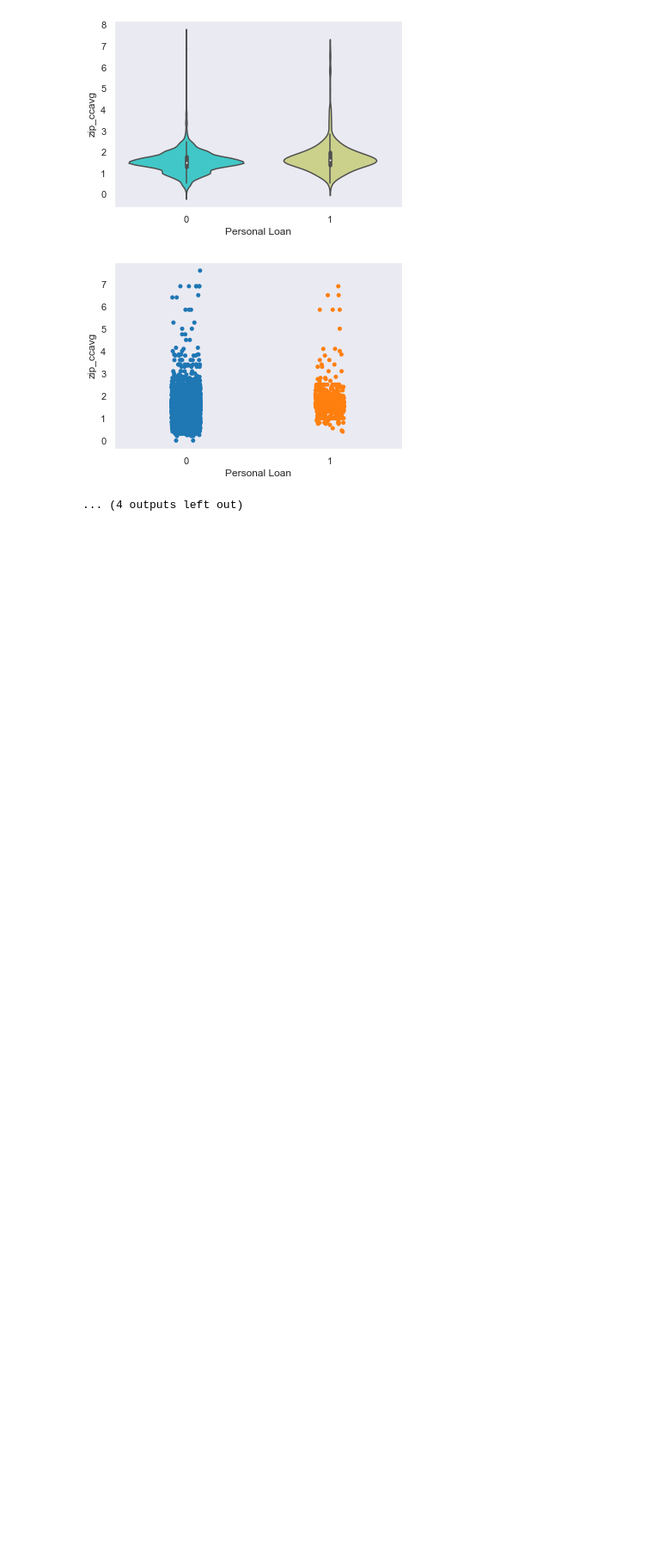
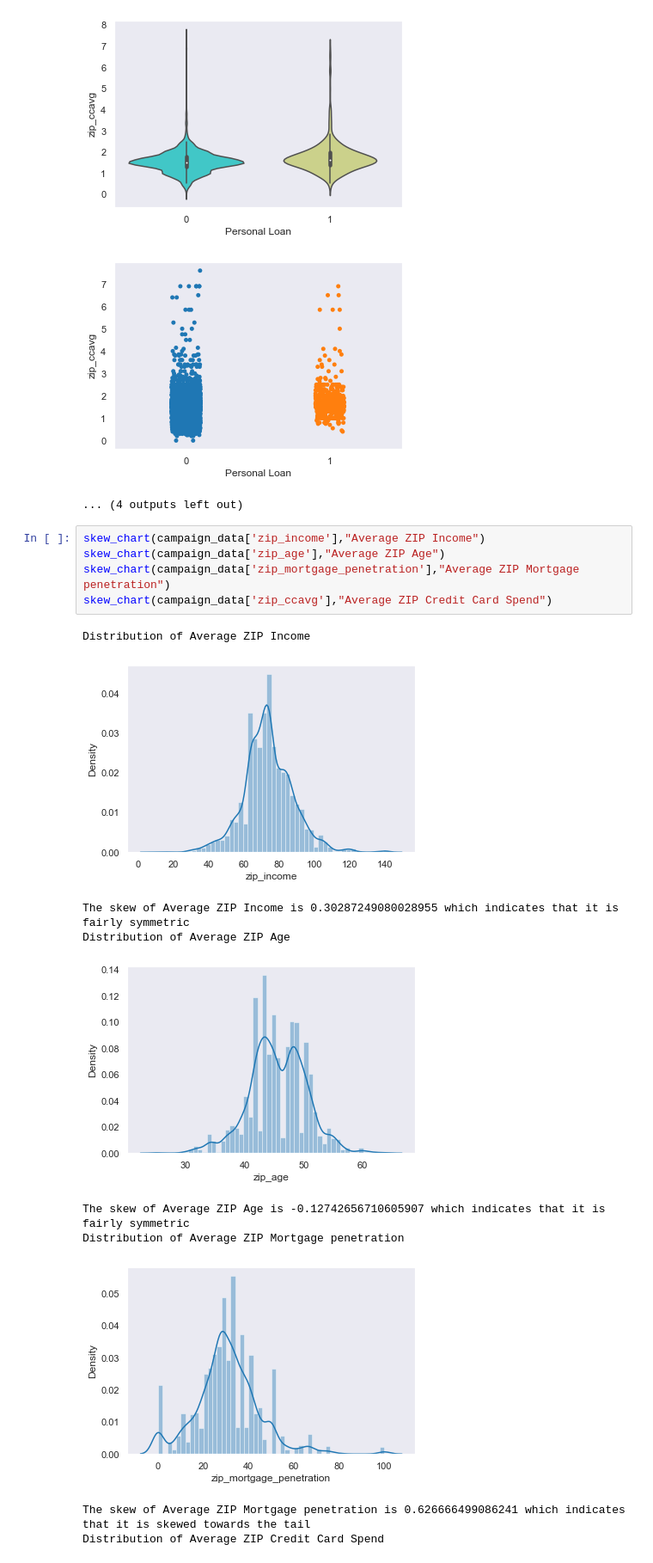
Before and after one commit to abhinav-kimothi/X-sell-Loans, a Jupyter notebook: Data_Exploration.ipynb, the cells around one changed output. Shown at 86% size. Drawn from its saved outputs; the diff is of its cells as text; blank space fills up the shorter version.

```diff
--- a/Data_Exploration.ipynb
+++ b/Data_Exploration.ipynb
@@ -738,3 +738,19 @@ Relationship of zip_ccavg with the response to Personal Loan offer
 [figure]
 [figure]
 ... (4 outputs left out)
+# %%
+skew_chart(campaign_data['zip_income'],"Average ZIP Income")
+skew_chart(campaign_data['zip_age'],"Average ZIP Age")
+skew_chart(campaign_data['zip_mortgage_penetration'],"Average ZIP Mortgage penetration")
+skew_chart(campaign_data['zip_ccavg'],"Average ZIP Credit Card Spend")
+# %% [output]
+Distribution of Average ZIP Income
+[figure, added]
+The skew of Average ZIP Income is 0.30287249080028955 which indicates that it is fairly symmetric
+Distribution of Average ZIP Age
+[figure, added]
+The skew of Average ZIP Age is -0.12742656710605907 which indicates that it is fairly symmetric
+Distribution of Average ZIP Mortgage penetration
+[figure, added]
+The skew of Average ZIP Mortgage penetration is 0.626666499086241 which indicates that it is skewed towards the tail
+Distribution of Average ZIP Credit Card Spend
```
Also changed, not shown: parts of 2 cells of this notebook, 1 other file.
